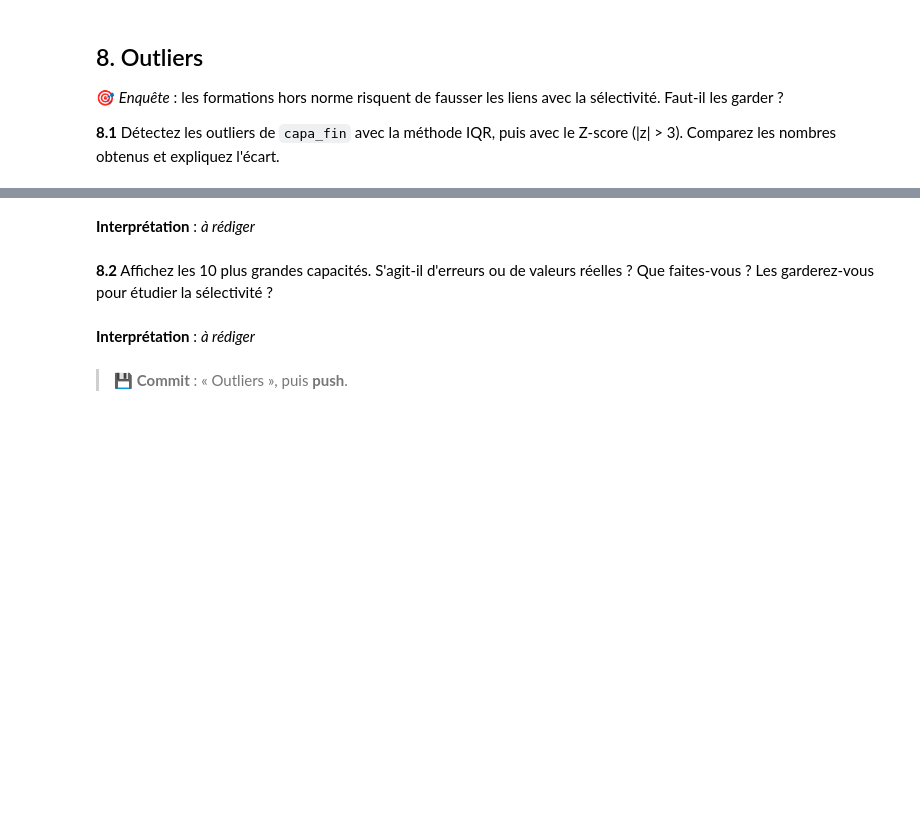
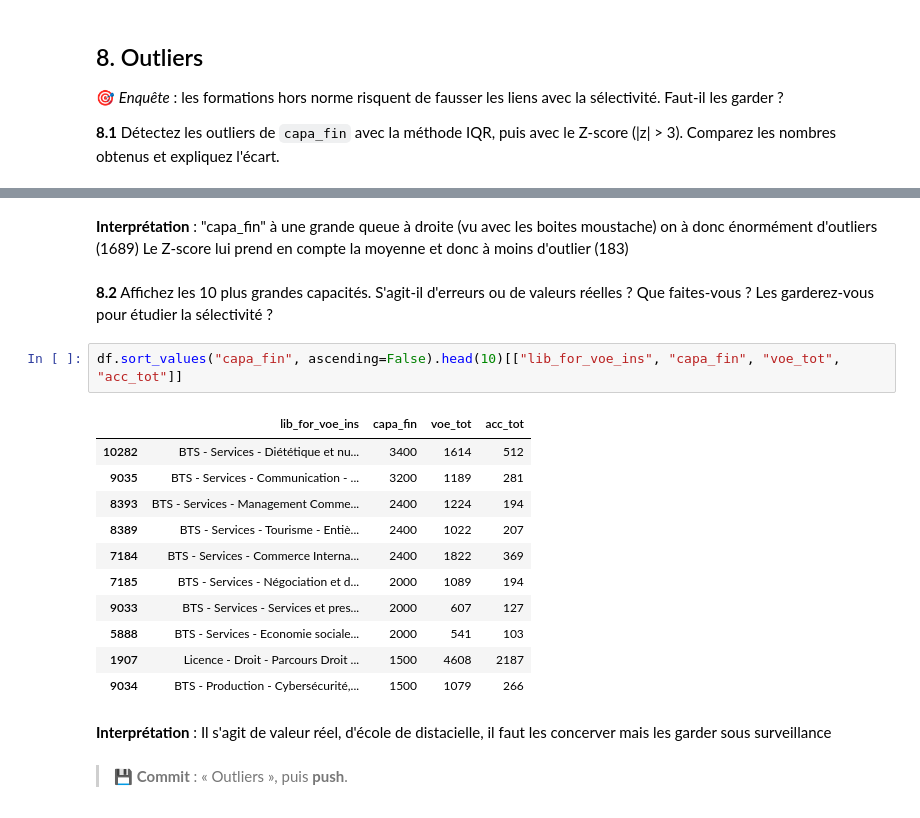
Before and after one commit to Ueihta/tp_EA_MG, a Jupyter notebook: TP_Parcoursup.ipynb, the cells around one changed output, grey strips where cells are left out. Drawn from its saved outputs; the diff is of its cells as text; blank space fills up the shorter version.

Commit message:
Outliers

```diff
--- a/TP_Parcoursup.ipynb
+++ b/TP_Parcoursup.ipynb
@@ -441,9 +460,24 @@ Top 20 % des formations : 68.0% des vœux
 # %% [markdown]
-**Interprétation** : _à rédiger_
+**Interprétation** : "capa_fin" à une grande queue à droite (vu avec les boites moustache) on à donc énormément d'outliers (1689)
+Le Z-score lui prend en compte la moyenne et donc à moins d'outlier (183)
 # %% [markdown]
 **8.2** Affichez les 10 plus grandes capacités. S'agit-il d'erreurs ou de valeurs réelles ? Que faites-vous ? Les garderez-vous pour étudier la sélectivité ?
+# %%
+df.sort_values("capa_fin", ascending=False).head(10)[["lib_for_voe_ins", "capa_fin", "voe_tot", "acc_tot"]]
+# %% [output]
+|  | lib_for_voe_ins | capa_fin | voe_tot | acc_tot |
+| 10282 | BTS - Services - Diététique et nu... | 3400 | 1614 | 512 |
+| 9035 | BTS - Services - Communication - ... | 3200 | 1189 | 281 |
+| 8393 | BTS - Services - Management Comme... | 2400 | 1224 | 194 |
+| 8389 | BTS - Services - Tourisme - Entiè... | 2400 | 1022 | 207 |
+| 7184 | BTS - Services - Commerce Interna... | 2400 | 1822 | 369 |
+| 7185 | BTS - Services - Négociation et d... | 2000 | 1089 | 194 |
+| 9033 | BTS - Services - Services et pres... | 2000 | 607 | 127 |
+| 5888 | BTS - Services - Economie sociale... | 2000 | 541 | 103 |
+| 1907 | Licence - Droit - Parcours Droit ... | 1500 | 4608 | 2187 |
+| 9034 | BTS - Production - Cybersécurité,... | 1500 | 1079 | 266 |
 # %% [markdown]
-**Interprétation** : _à rédiger_
+**Interprétation** : Il s'agit de valeur réel, d'école de distacielle, il faut les concerver mais les garder sous surveillance
 # %% [markdown]
 > 💾 **Commit** : « Outliers », puis **push**.
 # %% [markdown]
```
Also changed, not shown: parts of 1 cell of this notebook.
